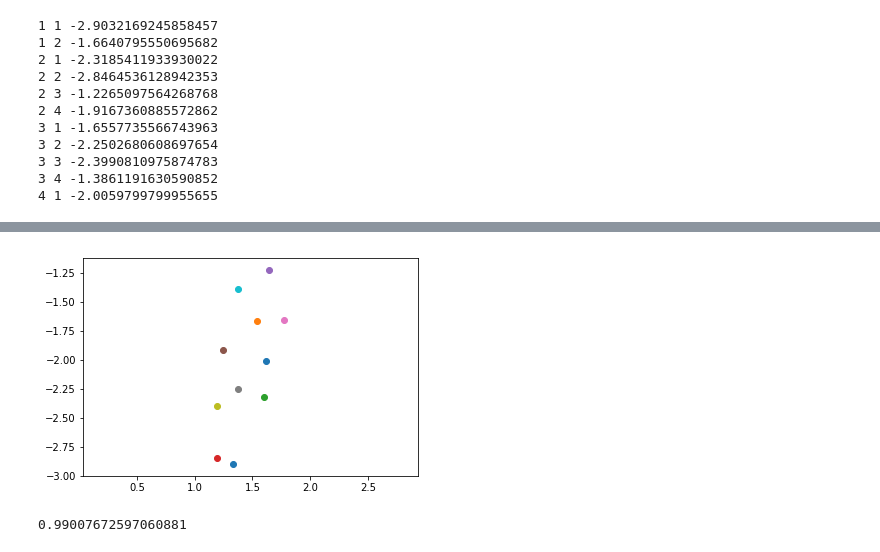
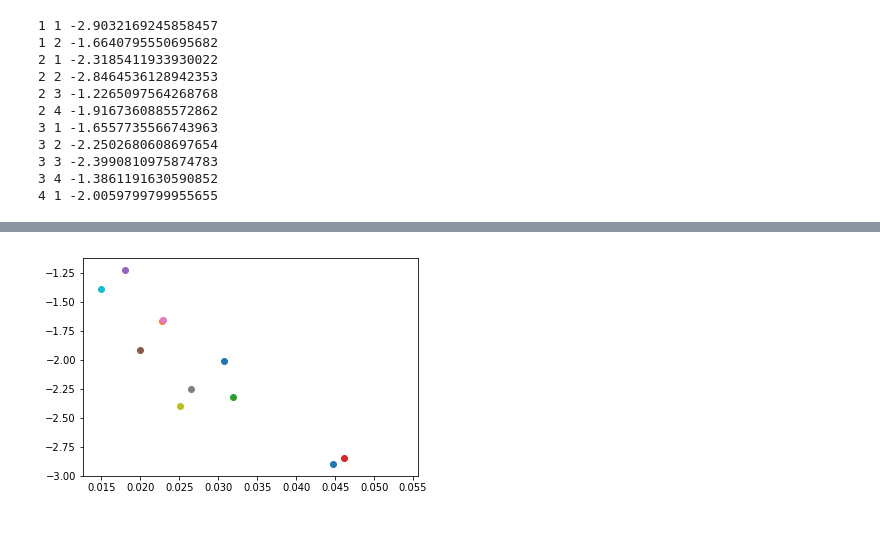
Before and after one commit to PauBatlle/Fisidabo-Revamped, a Jupyter notebook: Codi/Astronomical Data/Dades_astronòmiques2.0.ipynb, the cells around one changed output, grey strips where cells are left out. Saved outputs shown, nothing was run; the diff lists cells and outputs as text; code cells hidden in the pictures.

```diff
--- a/Codi/Astronomical Data/Dades_astronòmiques2.0.ipynb
+++ b/Codi/Astronomical Data/Dades_astronòmiques2.0.ipynb
@@ -31,5 +31,6 @@ z
 %matplotlib inline
 plt.plot(p['r'])
 for i in z.index.tolist():
-    plt.plot((i,i), (0, 0.5)) #Sempre va bé veure un gràfic :)
+    plt.plot((i,i), (0, 0.5), 'r') #Sempre va bé veure un gràfic :)
+    plt.title("Take 1")
 # %% [output]
@@ -363,8 +387,9 @@ pickle.dump(elipses, open("resultats2.0.p", "wb"))
+# %%
+Ç = 1
 # %%
-#Com iterar pel diccionari xetat
 for take in elipses:
     for elipse in elipses[take]:
-        plt.scatter(elipses[take][elipse]['t'], elipses[take][elipse]['peri'])
-        plt.axis('equal')
+        au = elipses[take][elipse]
+        plt.scatter(au['l']**2 * au['t']**(-2) * (1-au['e']**2)**(-1) * Ç, au['peri'])
 # %% [output]
-[figure, old version]
+[figure, new version]
@@ -374,4 +395,0 @@ slope, intercept, r_value, p_value, std_err = stats.linregress(x,y)
-# %%
-r_value**2
-# %% [output]
-0.99007672597060881
```
Also changed, not shown: parts of 5 cells of this notebook, 2 other files.
